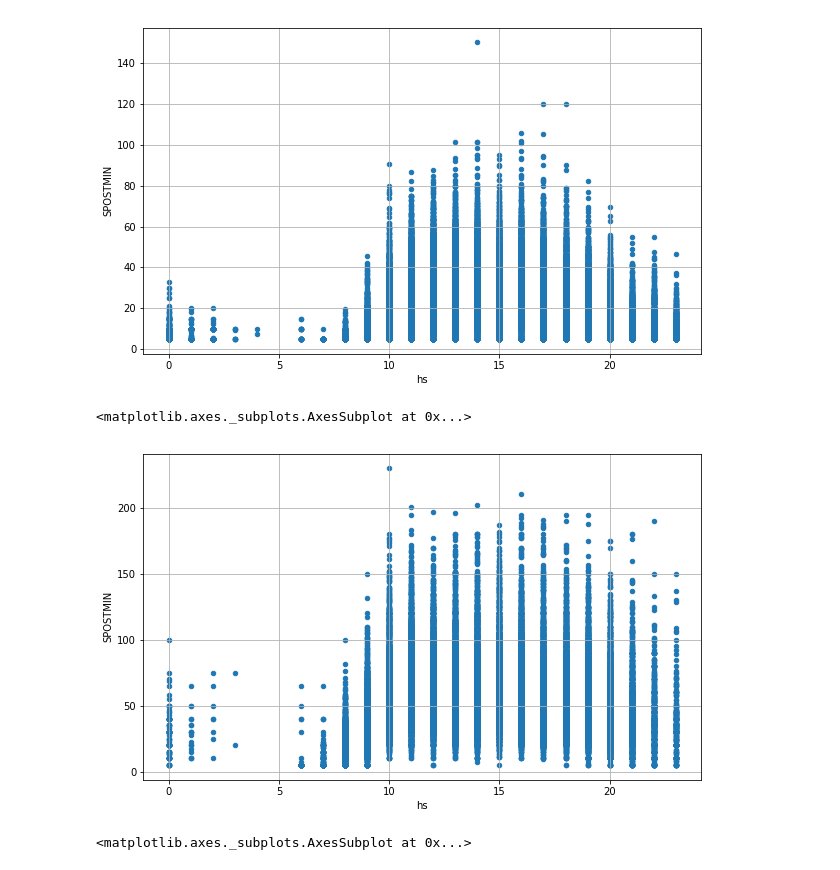
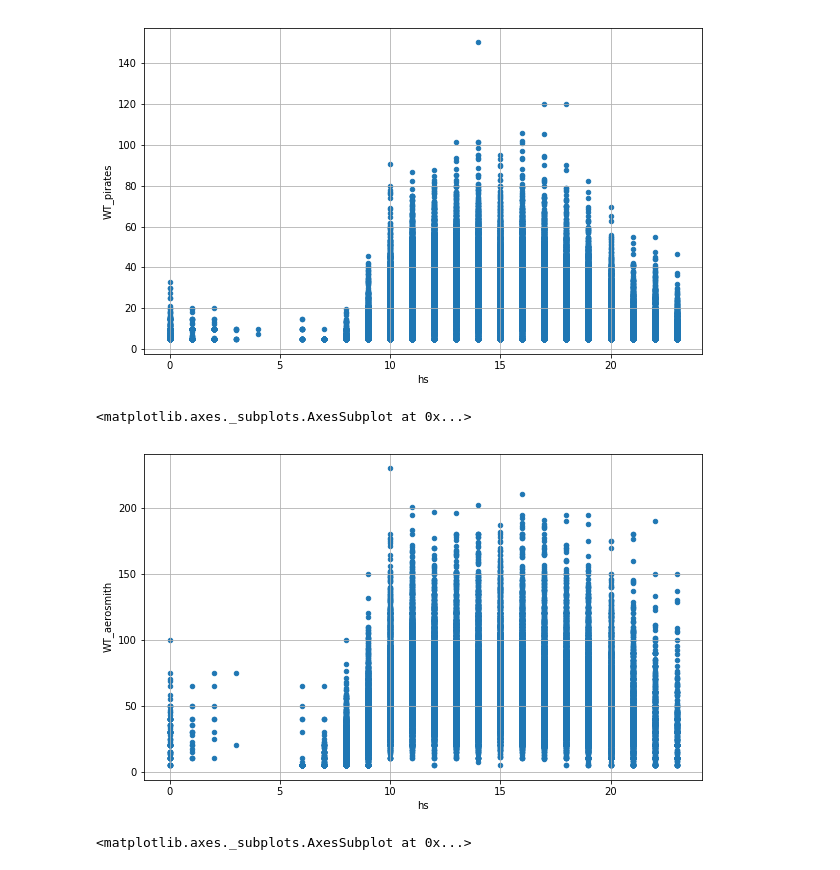
Before and after one commit to cnegrelli/Disney_Waiting_Times, a Jupyter notebook: TDIproject.ipynb, the cells around one changed output. Drawn from its saved outputs; the diff is of its cells as text; code cells hidden in the pictures.

```diff
--- a/TDIproject.ipynb
+++ b/TDIproject.ipynb
@@ -183,14 +191,15 @@ mean_pirates.plot.scatter(x='hs', y='SPOSTMIN', figsize=(10,6), grid=True)
 # %%
 aerosmith=aerosmith[aerosmith['SPOSTMIN']>0]
 aerosmith[['day','time']]=aerosmith['datetime'].str.split(' ', expand=True)
 aerosmith[['hs','min','sec']]=aerosmith['time'].str.split(':', expand=True)
 aerosmith=aerosmith.drop(['datetime','SACTMIN','day','time','min','sec'], axis = 1)
 aerosmith['hs']=pd.to_numeric(aerosmith['hs'])
 mean_aerosmith = aerosmith[['date','hs','SPOSTMIN']].groupby(['date','hs'], as_index=False).mean()
-mean_aerosmith.plot.scatter(x='hs', y='SPOSTMIN', figsize=(10,6), grid=True)
+mean_aerosmith = mean_aerosmith.rename(columns={'SPOSTMIN': 'WT_aerosmith'})
+mean_aerosmith.plot.scatter(x='hs', y='WT_aerosmith', figsize=(10,6), grid=True)
 # %% [output]
 <matplotlib.axes._subplots.AxesSubplot at 0x...>
-[figure, old version]
+[figure, new version]
 # %%
 slinky=slinky[slinky['SPOSTMIN']>0]
 slinky[['day','time']]=slinky['datetime'].str.split(' ', expand=True)
```
Also changed, not shown: parts of 22 cells of this notebook.
